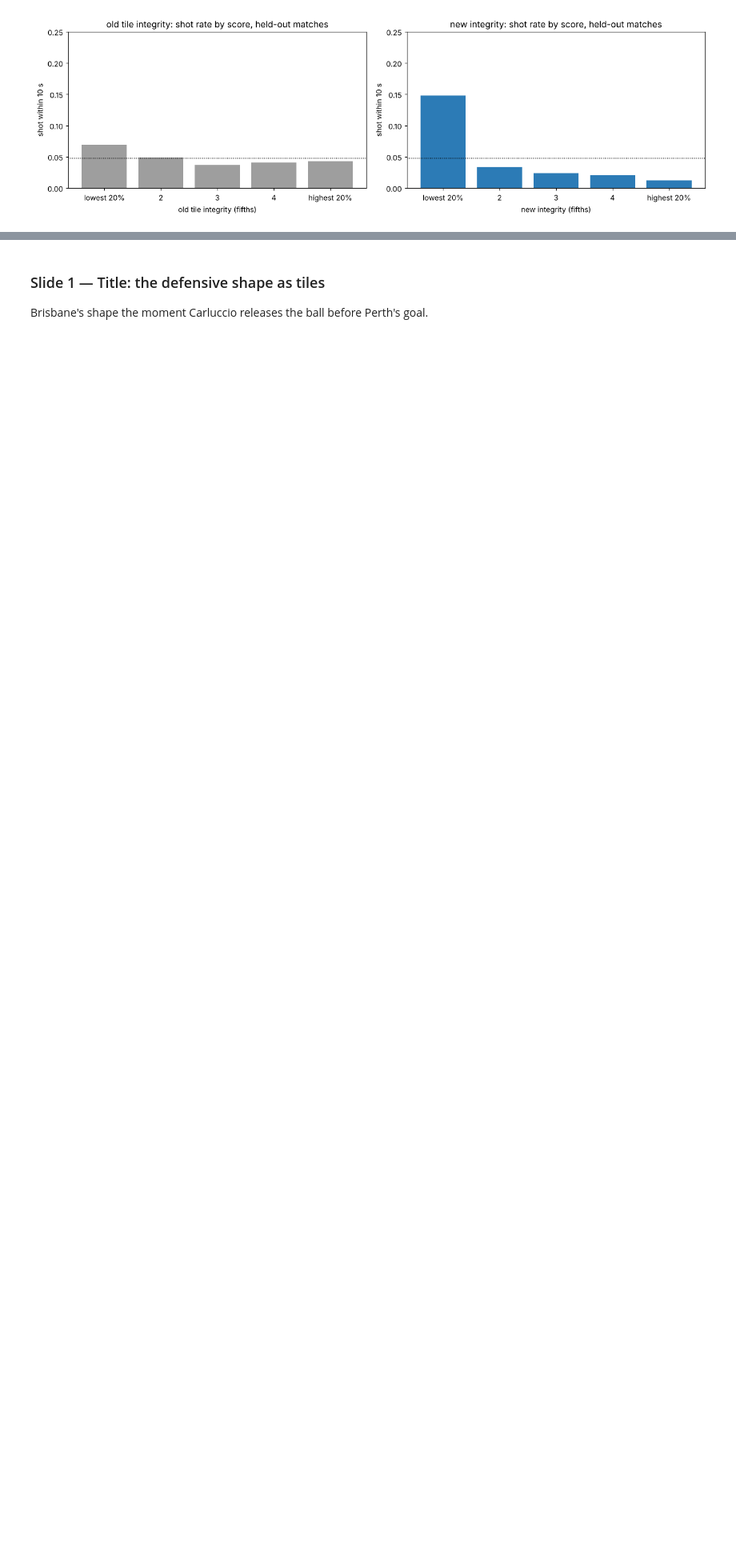
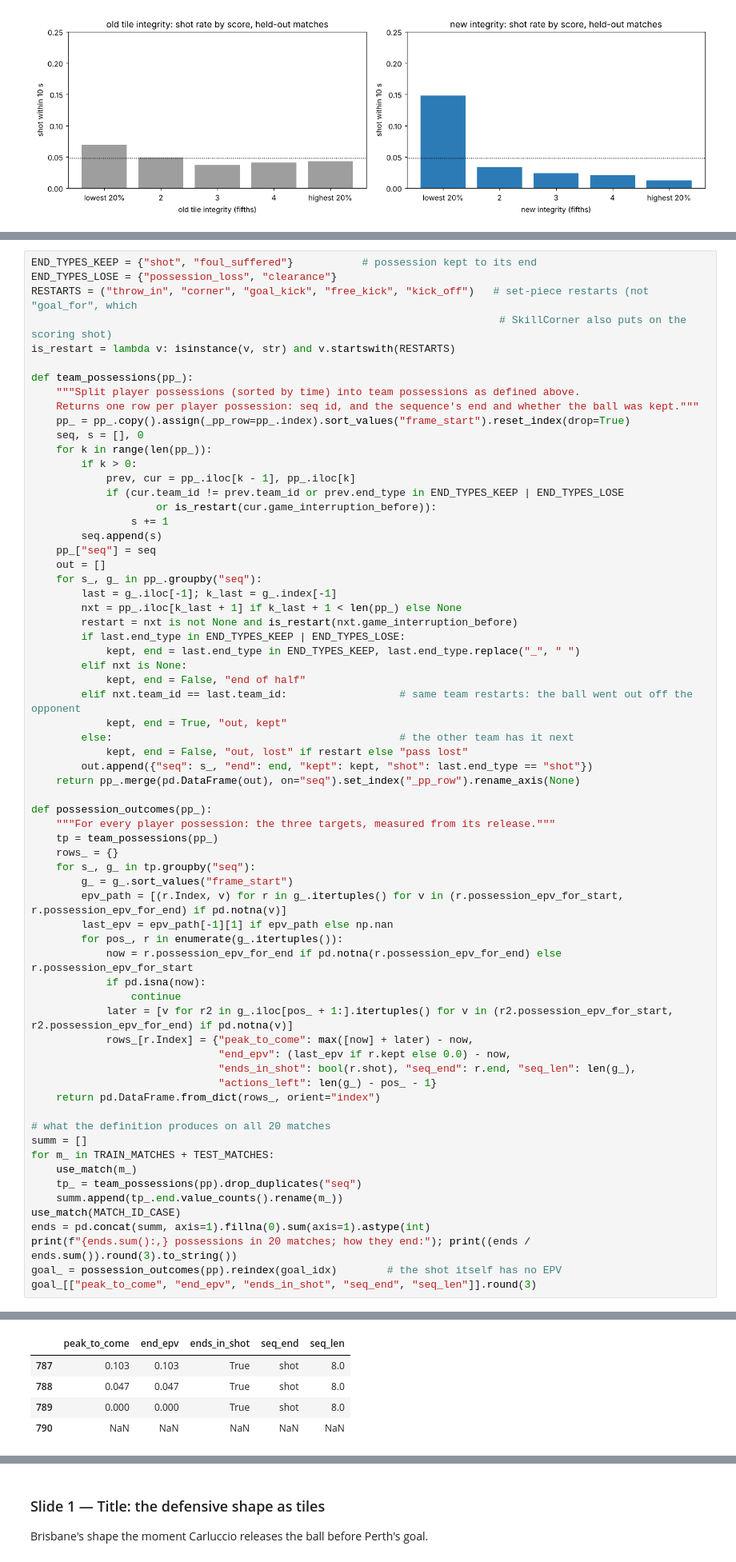
Before and after one commit to misoverfitting/soccer_data, a Jupyter notebook: notebooks/defensive_shape_integrity.ipynb, the cells around one changed output, grey strips where cells are left out. Shown at 80% size. Saved outputs shown, nothing was run; the diff lists cells and outputs as text; blank space fills up the shorter version.

```diff
--- a/notebooks/defensive_shape_integrity.ipynb
+++ b/notebooks/defensive_shape_integrity.ipynb
@@ -1594,0 +1623,67 @@ plt.tight_layout(); plt.show()
+# %%
+END_TYPES_KEEP = {"shot", "foul_suffered"}           # possession kept to its end
+END_TYPES_LOSE = {"possession_loss", "clearance"}
+RESTARTS = ("throw_in", "corner", "goal_kick", "free_kick", "kick_off")   # set-piece restarts (not "goal_for", which
+                                                                           # SkillCorner also puts on the scoring shot)
+is_restart = lambda v: isinstance(v, str) and v.startswith(RESTARTS)
+
+def team_possessions(pp_):
+    """Split player possessions (sorted by time) into team possessions as defined above.
+    Returns one row per player possession: seq id, and the sequence's end and whether the ball was kept."""
+    pp_ = pp_.copy().assign(_pp_row=pp_.index).sort_values("frame_start").reset_index(drop=True)
+    seq, s = [], 0
+    for k in range(len(pp_)):
+        if k > 0:
+            prev, cur = pp_.iloc[k - 1], pp_.iloc[k]
+            if (cur.team_id != prev.team_id or prev.end_type in END_TYPES_KEEP | END_TYPES_LOSE
+                    or is_restart(cur.game_interruption_before)):
+                s += 1
+        seq.append(s)
+    pp_["seq"] = seq
+    out = []
+    for s_, g_ in pp_.groupby("seq"):
+        last = g_.iloc[-1]; k_last = g_.index[-1]
+        nxt = pp_.iloc[k_last + 1] if k_last + 1 < len(pp_) else None
+        restart = nxt is not None and is_restart(nxt.game_interruption_before)
+        if last.end_type in END_TYPES_KEEP | END_TYPES_LOSE:
+            kept, end = last.end_type in END_TYPES_KEEP, last.end_type.replace("_", " ")
+        elif nxt is None:
+            kept, end = False, "end of half"
+        elif nxt.team_id == last.team_id:                  # same team restarts: the ball went out off the opponent
+            kept, end = True, "out, kept"
+        else:                                              # the other team has it next
+            kept, end = False, "out, lost" if restart else "pass lost"
+        out.append({"seq": s_, "end": end, "kept": kept, "shot": last.end_type == "shot"})
+    return pp_.merge(pd.DataFrame(out), on="seq").set_index("_pp_row").rename_axis(None)
+
+def possession_outcomes(pp_):
+    """For every player possession: the three targets, measured from its release."""
+    tp = team_possessions(pp_)
+    rows_ = {}
+    for s_, g_ in tp.groupby("seq"):
+        g_ = g_.sort_values("frame_start")
+        epv_path = [(r.Index, v) for r in g_.itertuples() for v in (r.possession_epv_for_start, r.possession_epv_for_end) if pd.notna(v)]
+        last_epv = epv_path[-1][1] if epv_path else np.nan
+        for pos_, r in enumerate(g_.itertuples()):
+            now = r.possession_epv_for_end if pd.notna(r.possession_epv_for_end) else r.possession_epv_for_start
+            if pd.isna(now):
+                continue
+            later = [v for r2 in g_.iloc[pos_ + 1:].itertuples() for v in (r2.possession_epv_for_start, r2.possession_epv_for_end) if pd.notna(v)]
+            rows_[r.Index] = {"peak_to_come": max([now] + later) - now,
+                              "end_epv": (last_epv if r.kept else 0.0) - now,
+                              "ends_in_shot": bool(r.shot), "seq_end": r.end, "seq_len": len(g_),
+                              "actions_left": len(g_) - pos_ - 1}
+    return pd.DataFrame.from_dict(rows_, orient="index")
+
+# what the definition produces on all 20 matches
+summ = []
+for m_ in TRAIN_MATCHES + TEST_MATCHES:
+    use_match(m_)
+    tp_ = team_possessions(pp).drop_duplicates("seq")
+    summ.append(tp_.end.value_counts().rename(m_))
+use_match(MATCH_ID_CASE)
+ends = pd.concat(summ, axis=1).fillna(0).sum(axis=1).astype(int)
+print(f"{ends.sum():,} possessions in 20 matches; how they end:"); print((ends / ends.sum()).round(3).to_string())
+goal_ = possession_outcomes(pp).reindex(goal_idx)        # the shot itself has no EPV
+goal_[["peak_to_come", "end_epv", "ends_in_shot", "seq_end", "seq_len"]].round(3)
+# %% [output]
@@ -1594,0 +1700,5 @@ plt.tight_layout(); plt.show()
+|  | peak_to_come | end_epv | ends_in_shot | seq_end | seq_len |
+| 787 | 0.103 | 0.103 | True | shot | 8.0 |
+| 788 | 0.047 | 0.047 | True | shot | 8.0 |
+| 789 | 0.000 | 0.000 | True | shot | 8.0 |
+| 790 | NaN | NaN | NaN | NaN | NaN |
```
Also changed, not shown: parts of 15 cells of this notebook, 4 other files.
